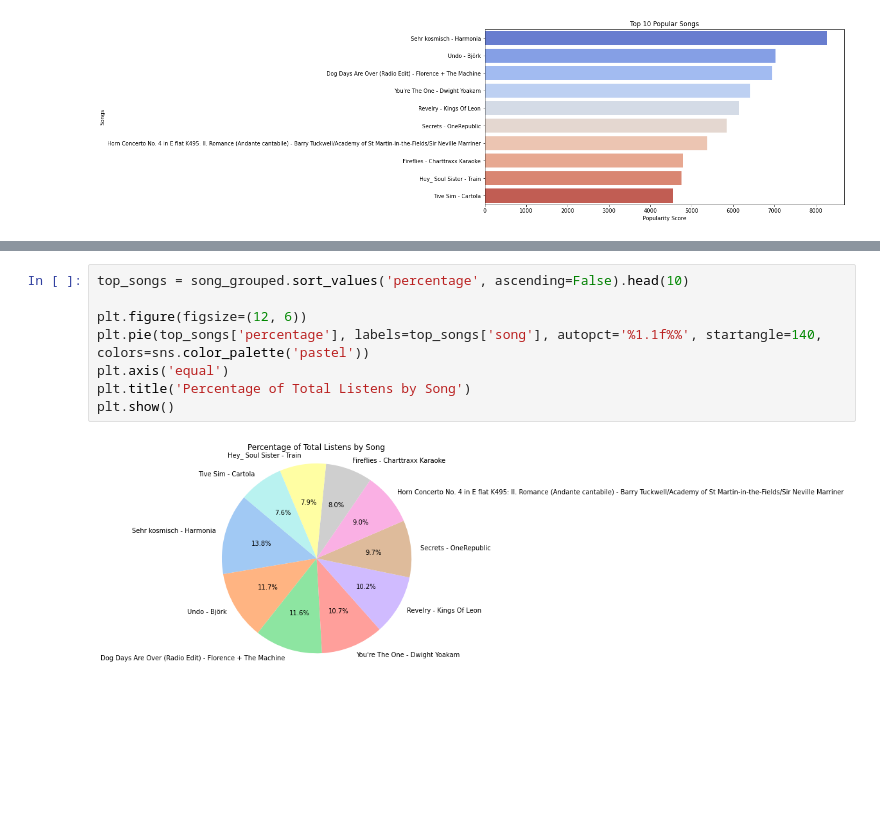
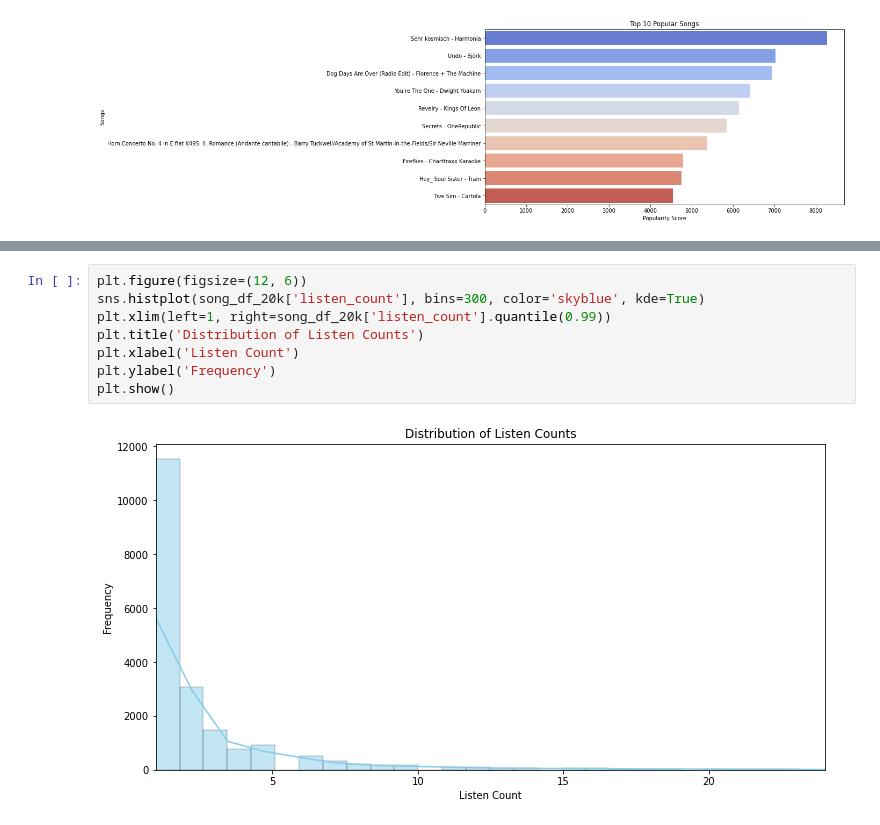
Before and after one commit to jxu14/CS4352FinalProject, a Jupyter notebook: final_project.ipynb, the cells around one changed output, grey strips where cells are left out. Drawn from its saved outputs; the diff is of its cells as text; blank space fills up the shorter version.

Commit message:
update graphs again

```diff
--- a/final_project.ipynb
+++ b/final_project.ipynb
@@ -191,10 +182,10 @@ plt.show()
-# %%
-top_songs = song_grouped.sort_values('percentage', ascending=False).head(10)
-
-plt.figure(figsize=(12, 6))
-plt.pie(top_songs['percentage'], labels=top_songs['song'], autopct='%1.1f%%', startangle=140, colors=sns.color_palette('pastel'))
-plt.axis('equal')
-plt.title('Percentage of Total Listens by Song')
-plt.show()
-# %% [output]
-[figure, removed]
+# %%
+plt.figure(figsize=(12, 6))
+sns.histplot(song_df_20k['listen_count'], bins=300, color='skyblue', kde=True)
+plt.xlim(left=1, right=song_df_20k['listen_count'].quantile(0.99))
+plt.title('Distribution of Listen Counts')
+plt.xlabel('Listen Count')
+plt.ylabel('Frequency')
+plt.show()
+# %% [output]
+[figure, added]
```
Also changed, not shown: parts of 4 cells of this notebook.
